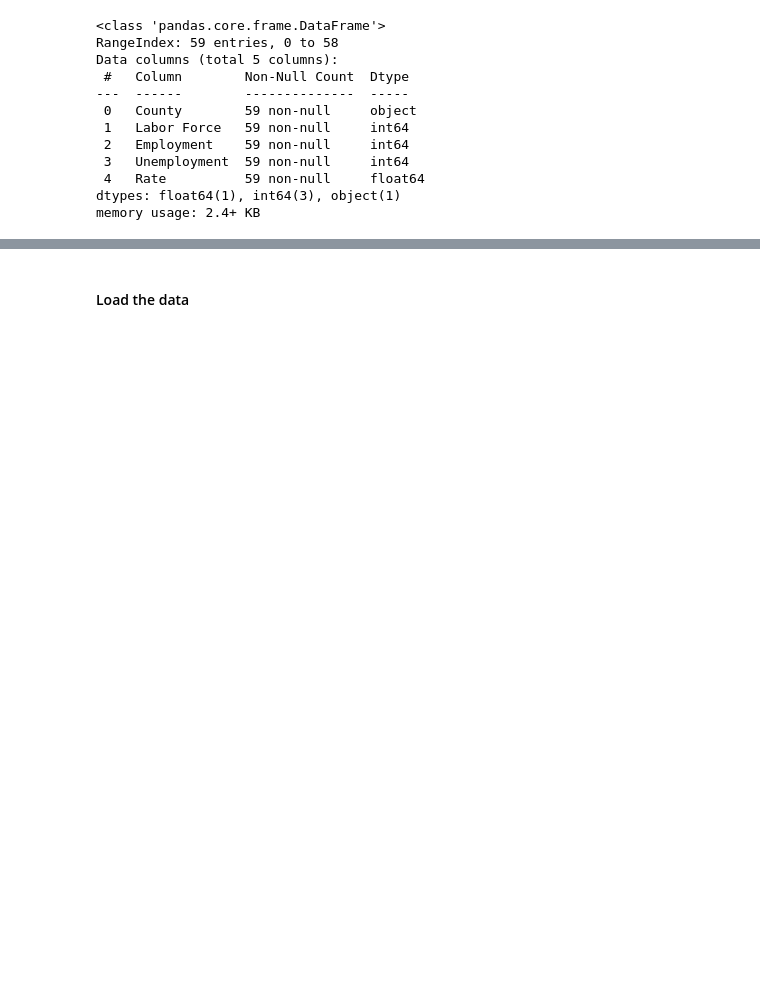
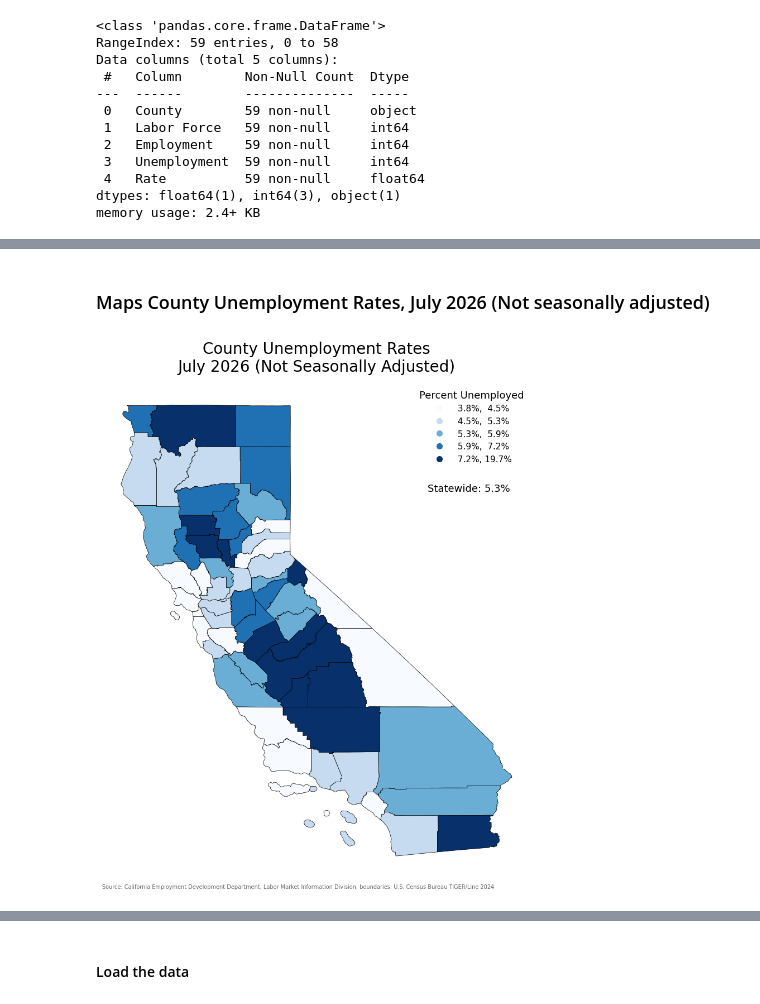
Before and after one commit to HowardChen0211/gisPy, a Jupyter notebook: ProblemSets_map.ipynb, the cells around one changed output, grey strips where cells are left out. Cells and saved outputs as stored; diff of their text form; code cells hidden in the pictures; blank space fills up the shorter version.

```diff
--- a/ProblemSets_map.ipynb
+++ b/ProblemSets_map.ipynb
@@ -537,0 +563,4 @@ unemployment.head()
+# %%
+# Merge Counties with unemployment data (I've already check the outter join, it's good.)
+gdf = pd.merge(counties, unemployment, left_on="NAME", right_on="County", how="inner")
+gdf.head()
@@ -537,0 +591,41 @@ unemployment.head()
+# %% [markdown]
+### Maps County Unemployment Rates, July 2026 (Not seasonally adjusted)
+# %%
+# Source: https://geopandas.org/en/stable/docs/user_guide/mapping.html
+
+fig, ax = plt.subplots(1, 1, figsize=(8, 10))
+
+gdf.plot(
+    ax=ax,
+    column="Rate", # Data to plot
+    cmap='Blues', # color palette
+    legend=True,
+    scheme='quantiles', # k = 5, Number of classes defalut is 5
+    edgecolor='black',
+    linewidth=0.5,
+    legend_kwds={"title": "Percent Unemployed", 'fmt': '{:.1f}%', 'loc': 'upper right',
+                  'markerscale': 0.8, 'frameon': False, 'fontsize': 11, "title_fontsize": 13, 'edgecolor':"black"}
+)
+
+# State rate  # Source: https://matplotlib.org/stable/api/_as_gen/matplotlib.pyplot.annotate.html
+statewide = unemployment["Rate"][:1].values[0]
+ax.annotate(f"Statewide: {statewide:.1f}%",
+            xy=(0.95, 0.780), xycoords="axes fraction",
+            ha="right", fontsize=13)
+
+ax.set_title("County Unemployment Rates\nJuly 2026 (Not Seasonally Adjusted)",
+             fontsize=20, pad=14)
+
+
+fig.text(0.02, 0.015,
+         "Source: California Employment Development Department, "
+         "Labor Market Information Division; boundaries: U.S. Census Bureau TIGER/Line 2024",
+         fontsize=7, color="#666666")
+
+ax.set_axis_off()
+ax.set_xticks([])
+ax.set_yticks([])
+fig.tight_layout()
+plt.show()
+# %% [output]
+[figure, added]
```
Also changed, not shown: parts of 37 cells of this notebook.
